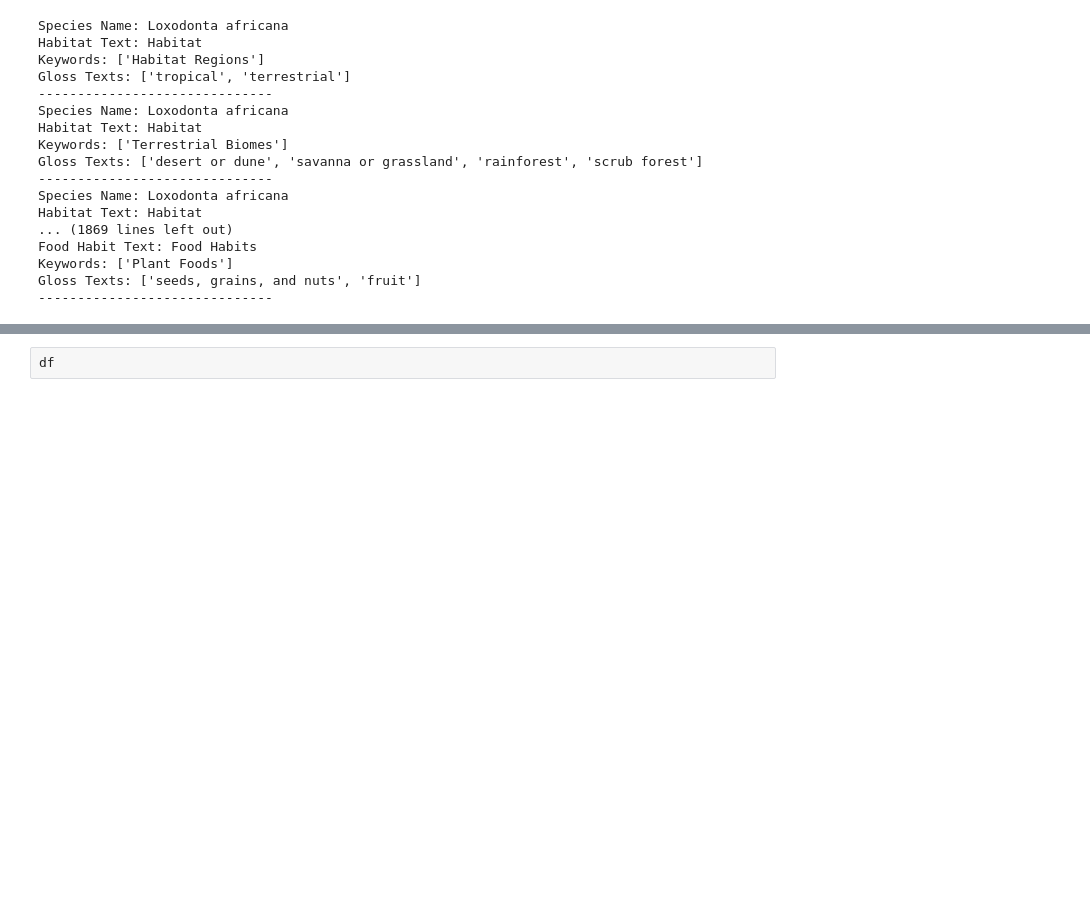
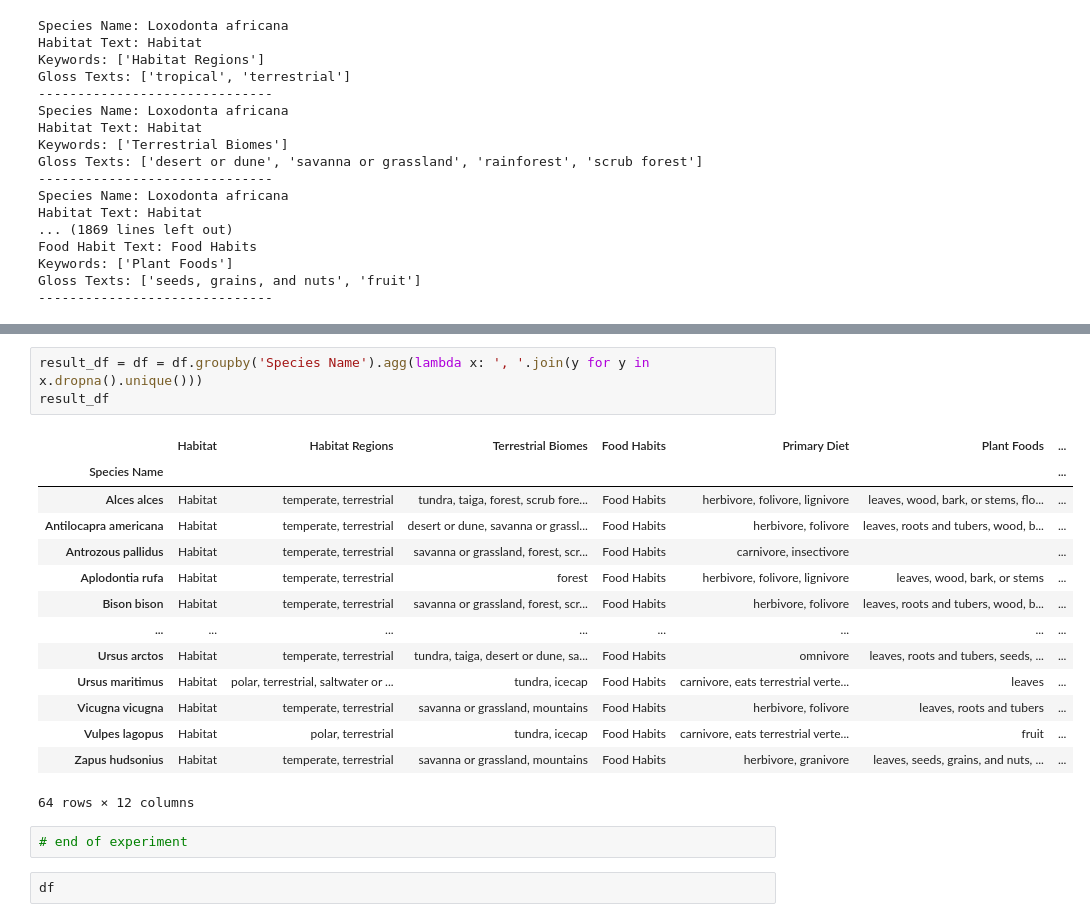
Before and after one commit to ademb2/projects, a Jupyter notebook: scraping1.ipynb, the cells around one changed output, grey strips where cells are left out. Saved outputs shown, nothing was run; the diff lists cells and outputs as text; blank space fills up the shorter version.

```diff
--- a/scraping1.ipynb
+++ b/scraping1.ipynb
@@ -482,3 +617,23 @@ df = pd.DataFrame(data_list)
+# %%
+result_df = df = df.groupby('Species Name').agg(lambda x: ', '.join(y for y in x.dropna().unique()))
+result_df
+# %% [output]
+|  | Habitat | Habitat Regions | Terrestrial Biomes | Food Habits | Primary Diet | Plant Foods | ... |
+| Species Name |  |  |  |  |  |  | ... |
+| Alces alces | Habitat | temperate, terrestrial | tundra, taiga, forest, scrub fore... | Food Habits | herbivore, folivore, lignivore | leaves, wood, bark, or stems, flo... | ... |
+| Antilocapra americana | Habitat | temperate, terrestrial | desert or dune, savanna or grassl... | Food Habits | herbivore, folivore | leaves, roots and tubers, wood, b... | ... |
+| Antrozous pallidus | Habitat | temperate, terrestrial | savanna or grassland, forest, scr... | Food Habits | carnivore, insectivore |  | ... |
+| Aplodontia rufa | Habitat | temperate, terrestrial | forest | Food Habits | herbivore, folivore, lignivore | leaves, wood, bark, or stems | ... |
+| Bison bison | Habitat | temperate, terrestrial | savanna or grassland, forest, scr... | Food Habits | herbivore, folivore | leaves, roots and tubers, wood, b... | ... |
+| ... | ... | ... | ... | ... | ... | ... | ... |
+| Ursus arctos | Habitat | temperate, terrestrial | tundra, taiga, desert or dune, sa... | Food Habits | omnivore | leaves, roots and tubers, seeds, ... | ... |
+| Ursus maritimus | Habitat | polar, terrestrial, saltwater or ... | tundra, icecap | Food Habits | carnivore, eats terrestrial verte... | leaves | ... |
+| Vicugna vicugna | Habitat | temperate, terrestrial | savanna or grassland, mountains | Food Habits | herbivore, folivore | leaves, roots and tubers | ... |
+| Vulpes lagopus | Habitat | polar, terrestrial | tundra, icecap | Food Habits | carnivore, eats terrestrial verte... | fruit | ... |
+| Zapus hudsonius | Habitat | temperate, terrestrial | savanna or grassland, mountains | Food Habits | herbivore, granivore | leaves, seeds, grains, and nuts, ... | ... |
+64 rows × 12 columns
+# %%
+# end of experiment
 # %%
 df
 # %% [output]
```
Also changed, not shown: parts of 5 cells of this notebook, 43 other files.
